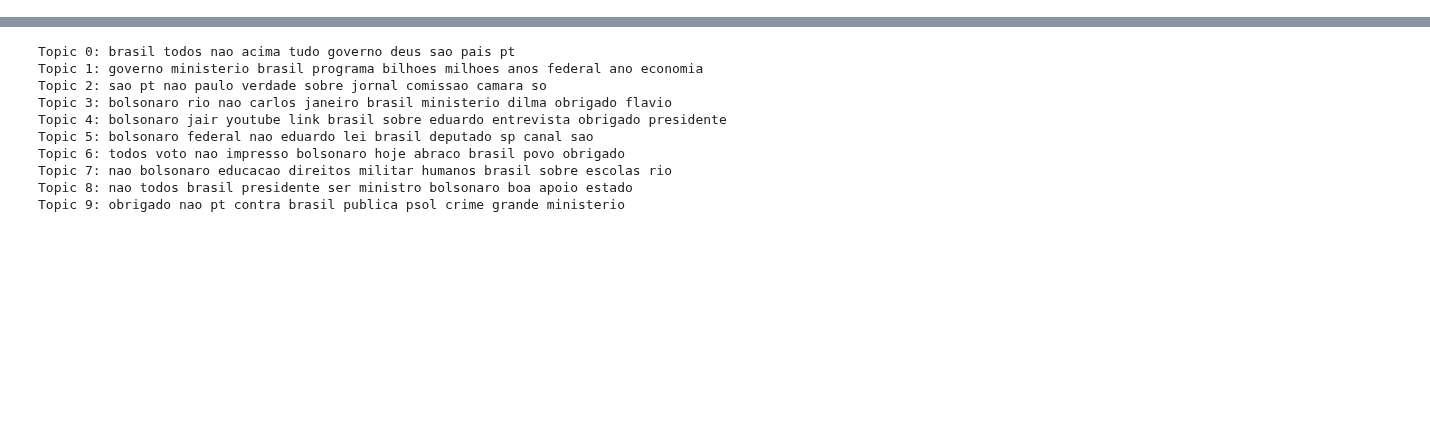
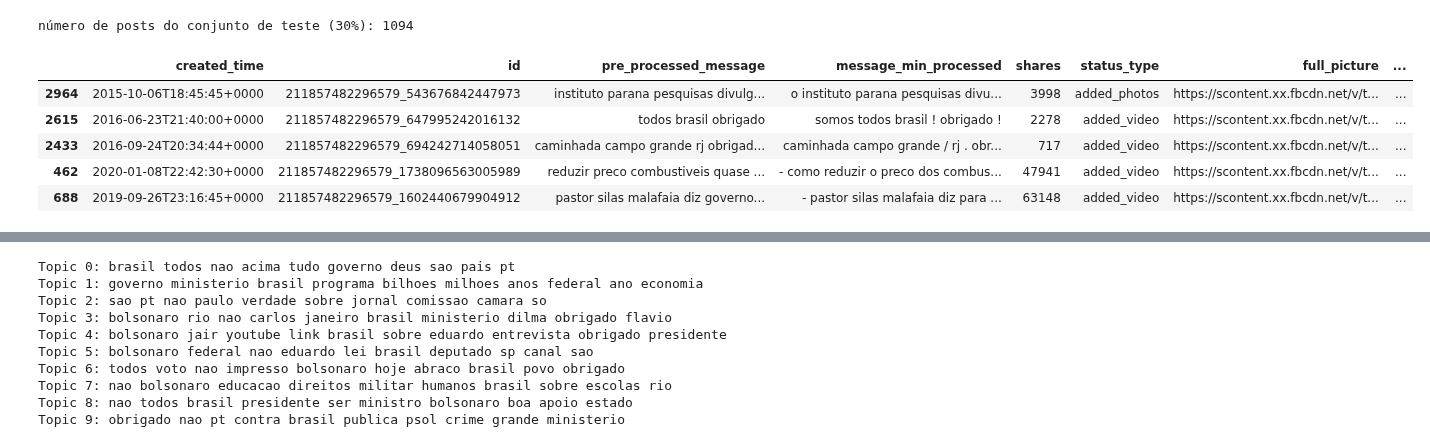
Before and after one commit to LucasPereiraMiranda/social-media-analysis, a Jupyter notebook: source/jupyter/lda_topics.ipynb, the cells around one changed output, grey strips where cells are left out. Drawn from its saved outputs; the diff is of its cells as text; code cells hidden in the pictures; blank space fills up the shorter version.

```diff
--- a/source/jupyter/lda_topics.ipynb
+++ b/source/jupyter/lda_topics.ipynb
@@ -28,0 +67,11 @@ df_candidate.head(25)
+# %%
+print('número de posts do conjunto de teste (30%): {0}'.format(str(len(df_test))))
+df_test.head(5)
+# %% [output]
+número de posts do conjunto de teste (30%): 1094
+|  | created_time | id | pre_processed_message | message_min_processed | shares | status_type | full_picture | ... |
+| 2964 | 2015-10-06T18:45:45+0000 | 211857482296579_543676842447973 | instituto parana pesquisas divulg... | o instituto parana pesquisas divu... | 3998 | added_photos | https://scontent.xx.fbcdn.net/v/t... | ... |
+| 2615 | 2016-06-23T21:40:00+0000 | 211857482296579_647995242016132 | todos brasil obrigado | somos todos brasil ! obrigado ! | 2278 | added_video | https://scontent.xx.fbcdn.net/v/t... | ... |
+| 2433 | 2016-09-24T20:34:44+0000 | 211857482296579_694242714058051 | caminhada campo grande rj obrigad... | caminhada campo grande / rj . obr... | 717 | added_video | https://scontent.xx.fbcdn.net/v/t... | ... |
+| 462 | 2020-01-08T22:42:30+0000 | 211857482296579_1738096563005989 | reduzir preco combustiveis quase ... | - como reduzir o preco dos combus... | 47941 | added_video | https://scontent.xx.fbcdn.net/v/t... | ... |
+| 688 | 2019-09-26T23:16:45+0000 | 211857482296579_1602440679904912 | pastor silas malafaia diz governo... | - pastor silas malafaia diz para ... | 63148 | added_video | https://scontent.xx.fbcdn.net/v/t... | ... |
```
Also changed, not shown: parts of 12 cells of this notebook.
